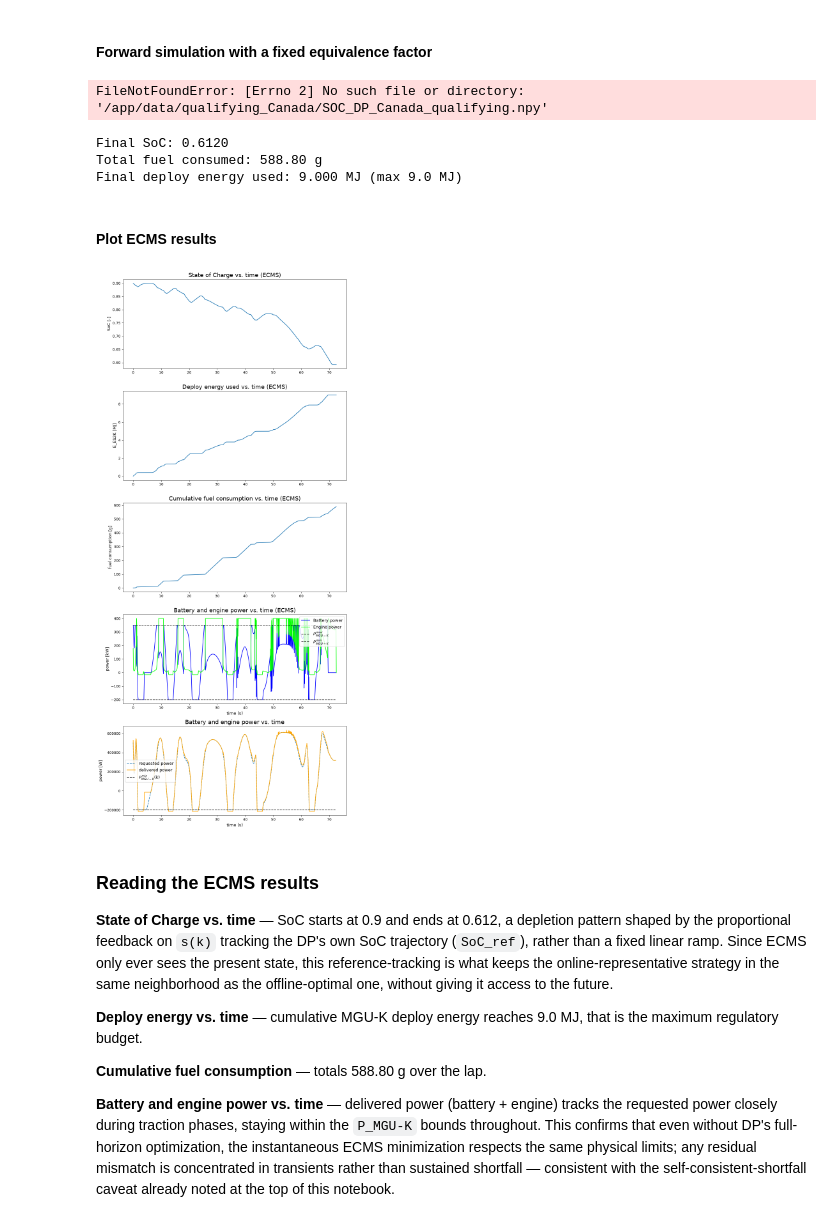
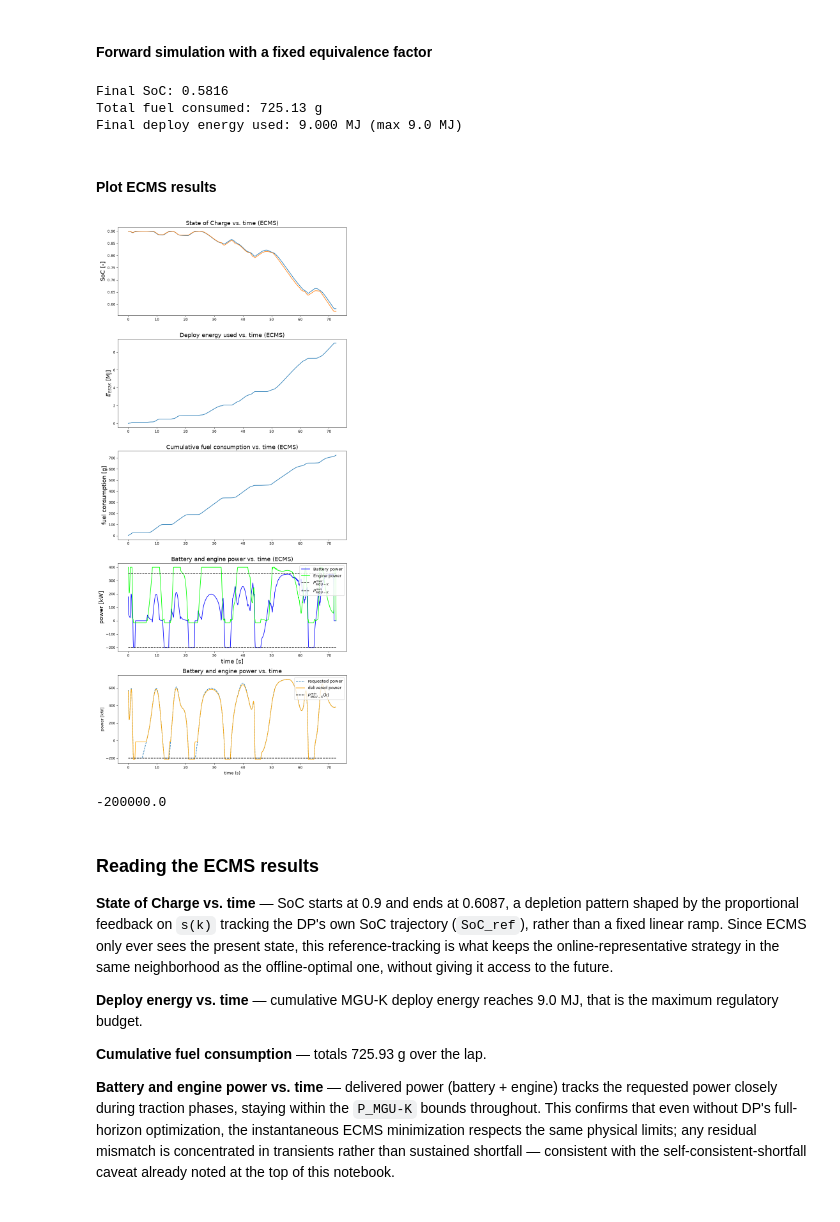
Before and after one commit to tommasoandina1/thermal-aware-ems-f1, a Jupyter notebook: controller/02_ECMS.ipynb, the cells around one changed output. Cells and saved outputs as stored; diff of their text form; code cells hidden in the pictures.

```diff
--- a/controller/02_ECMS.ipynb
+++ b/controller/02_ECMS.ipynb
@@ -220,7 +220,7 @@ def simulate_ECMS(SOC_0, E_0, P_gb, Kp, dt=Delta_t):
 
     SoC_sim[0] = SOC_0
     E_ES2K_sim[0] = E_0
-    s_0 = 1
+    s_0 = 2
     Tbat_sim[0] = params['T_bat_init']
     for k in range(N_local - 1):
 
@@ -231,7 +231,7 @@ def simulate_ECMS(SOC_0, E_0, P_gb, Kp, dt=Delta_t):
         P_MGUK_sim[k] = P_mguk_k
         P_eng_sim[k] = P_eng_k
         m_dot_sim[k] = m_dot_k
-        J_sim[k] = m_dot_k * dt
+
 
 
 
@@ -239,27 +239,26 @@ def simulate_ECMS(SOC_0, E_0, P_gb, Kp, dt=Delta_t):
         SoC_sim[k+1], _, I2_k = battery_step(SoC_sim[k], P_elect_MGU_K, coef_quad, Tbat_sim[k],params,Delta_t)
         Tbat_sim[k+1] = thermal_model(I2_k, Tbat_sim[k], params, Delta_t)
 
+        J_sim[k] = m_dot_sim[k] * dt
         if P_gb[k]>0:
             shortfall[k] = shortfall_L
         else:
             shortfall[k] = 0
 
-    return P_MGUK_sim, P_eng_sim, m_dot_sim, J_sim, SoC_sim, E_ES2K_sim,shortfall
+    return P_MGUK_sim, P_eng_sim, m_dot_sim, J_sim, SoC_sim, E_ES2K_sim,shortfall, P_mech_MGU_K_real
-# %% [output]
-FileNotFoundError: [Errno 2] No such file or directory: '/app/data/qualifying_Canada/SOC_DP_Canada_qualifying.npy'
 # %%
 SOC_0 = 0.9
 E_0 = 0.0
-Kp = 170
+Kp = 5
 
-P_MGUK_ecms, P_eng_ecms, m_dot_ecms, J_ecms, SoC_ecms, E_ES2K_ecms,shortfall = simulate_ECMS(SOC_0, E_0, P_gb,Kp)
+P_MGUK_ecms, P_eng_ecms, m_dot_ecms, J_ecms, SoC_ecms, E_ES2K_ecms,shortfall, P_mech_MGU_K_ecms = simulate_ECMS(SOC_0, E_0, P_gb,Kp)
 
 print(f"Final SoC: {SoC_ecms[-2]:.4f}")
 print(f"Total fuel consumed: {np.sum(J_ecms)*1e3:.2f} g")
 print(f"Final deploy energy used: {E_ES2K_ecms[-2]/1e6:.3f} MJ (max {E_ES2K_max/1e6:.1f} MJ)")
 # %% [output]
-Final SoC: 0.6120
-Total fuel consumed: 588.80 g
+Final SoC: 0.5816
+Total fuel consumed: 725.13 g
 Final deploy energy used: 9.000 MJ (max 9.0 MJ)
 # %% [markdown]
 #### Plot ECMS results
@@ -274,49 +273,51 @@ plot.title('State of Charge vs. time (ECMS)', fontsize=16)
 
 plot.subplot(5,1,2)
 plot.plot(t, E_ES2K_ecms/1e6)
-plot.ylabel('E_ES2K [MJ]', fontsize=16)
+plot.ylabel('$E_{ES2K}$ [MJ]', fontsize=16)
 plot.title('Deploy energy used vs. time (ECMS)', fontsize=16)
 
 plot.subplot(5,1,3)
 plot.plot(t, np.cumsum(J_ecms)*1e3)
 plot.ylabel('fuel consumption [g]', fontsize=16)
 plot.title('Cumulative fuel consumption vs. time (ECMS)', fontsize=16)
 
 plot.subplot(5,1,4)
 plot.plot(t, np.array(P_MGUK_ecms)/1e3, 'blue', label='Battery power')
 plot.plot(t, np.array(P_eng_ecms)/1e3, 'lime', label='Engine power')
 plot.plot(t, P_MGU_max/1e3*np.ones(t.shape), 'k--', label=r'$P_{MGU-K}^{max}$')
 plot.plot(t, P_MGU_min/1e3*np.ones(t.shape), 'k--', label=r'$P_{MGU-K}^{min}$')
 plot.ylabel('power [kW]', fontsize=16)
 plot.xlabel('time [s]', fontsize=16)
 plot.title('Battery and engine power vs. time (ECMS)', fontsize=16)
 plot.legend(loc=1, fontsize=12)
 
 P_gb2 = np.zeros_like(P_gb)
 for k in range(len(P_gb)):
     if P_gb[k]<=P_MGU_min:
         P_gb2[k] = P_MGU_min
     else:
         P_gb2[k]=P_gb[k]
 
 plot.subplot(5,1,5)
-plot.plot(t[0:-2], P_gb2[0:-2], '--',label='requested power')
-plot.plot(t[0:-2], P_MGUK_ecms[0:-2]+P_eng_ecms[0:-2], 'orange', label='delivered power')
-plot.plot(t, P_MGU_min*np.ones(t.shape), 'k--', label=r'$P_{MGU-K}^{min}(k)$')
-plot.ylabel('power [W]', fontsize=12)
+plot.plot(t[0:-2], P_gb2[0:-2]/1e3, '--',label='requested power')
+plot.plot(t[0:-2], P_mech_MGU_K_ecms[0:-2]/1e3+P_eng_ecms[0:-2]/1e3, 'orange', label='delivered power')
+plot.plot(t, P_MGU_min*np.ones(t.shape)/1e3, 'k--', label=r'$P_{MGU-K}^{min}(k)$')
+plot.ylabel('power [kW]', fontsize=12)
 plot.title('Battery and engine power vs. time', fontsize=16)
 plot.xlabel('time (s)', fontsize=12)
 plot.tight_layout()
-plot.legend(loc=0, fontsize=12)
+plot.legend(loc=1, fontsize=12)
 
 plot.tight_layout()
 plot.show()
+print(P_MGU_min)
 # %% [output]
-[figure, old version]
+[figure, new version]
+-200000.0
 # %% [markdown]
 ### Reading the ECMS results
 
-**State of Charge vs. time** — SoC starts at 0.9 and ends at 0.612, a
+**State of Charge vs. time** — SoC starts at 0.9 and ends at 0.6087, a
 depletion pattern shaped by the proportional feedback on `s(k)` tracking
 the DP's own SoC trajectory (`SoC_ref`), rather than a fixed linear ramp.
 Since ECMS only ever sees the present state, this reference-tracking is
@@ -326,7 +327,7 @@ the offline-optimal one, without giving it access to the future.
 **Deploy energy vs. time** — cumulative MGU-K deploy energy reaches 9.0 MJ,
 that is the maximum regulatory budget.
 
-**Cumulative fuel consumption** — totals 588.80 g over the lap.
+**Cumulative fuel consumption** — totals 725.93 g over the lap.
 
 **Battery and engine power vs. time** — delivered power (battery + engine)
 tracks the requested power closely during traction phases, staying within
```
Also changed, not shown: parts of 1 cell of this notebook, 2 other files.
